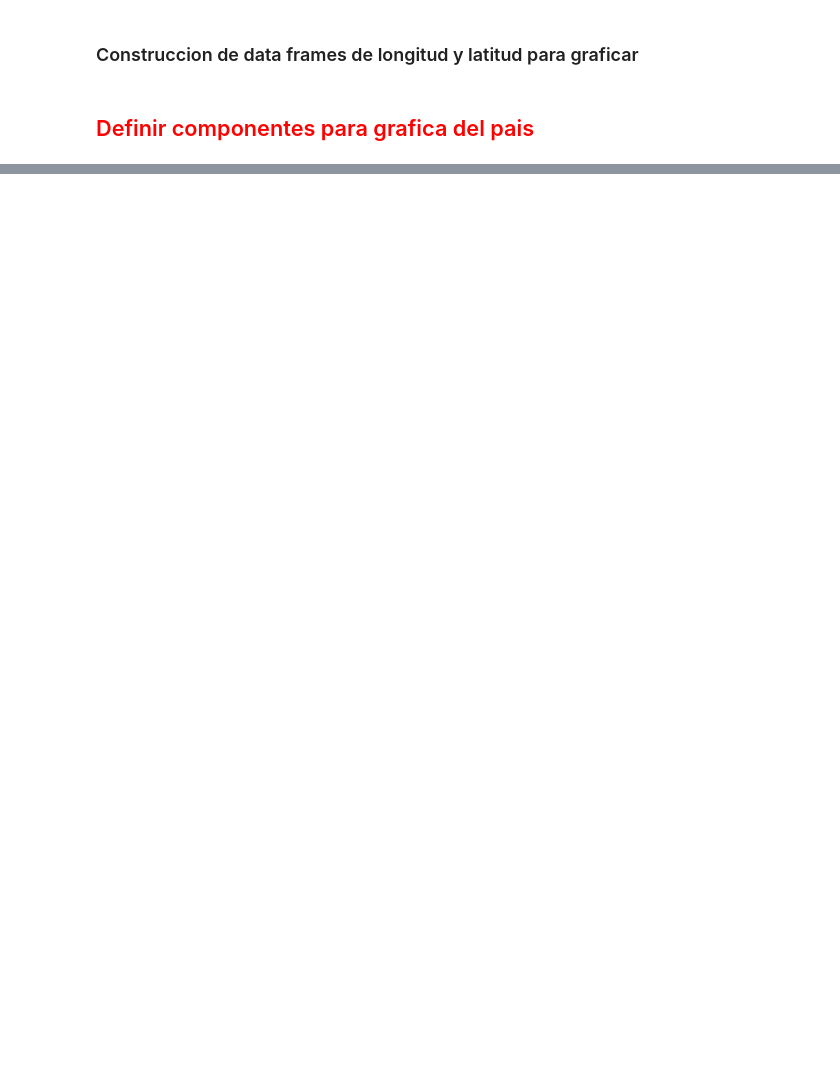
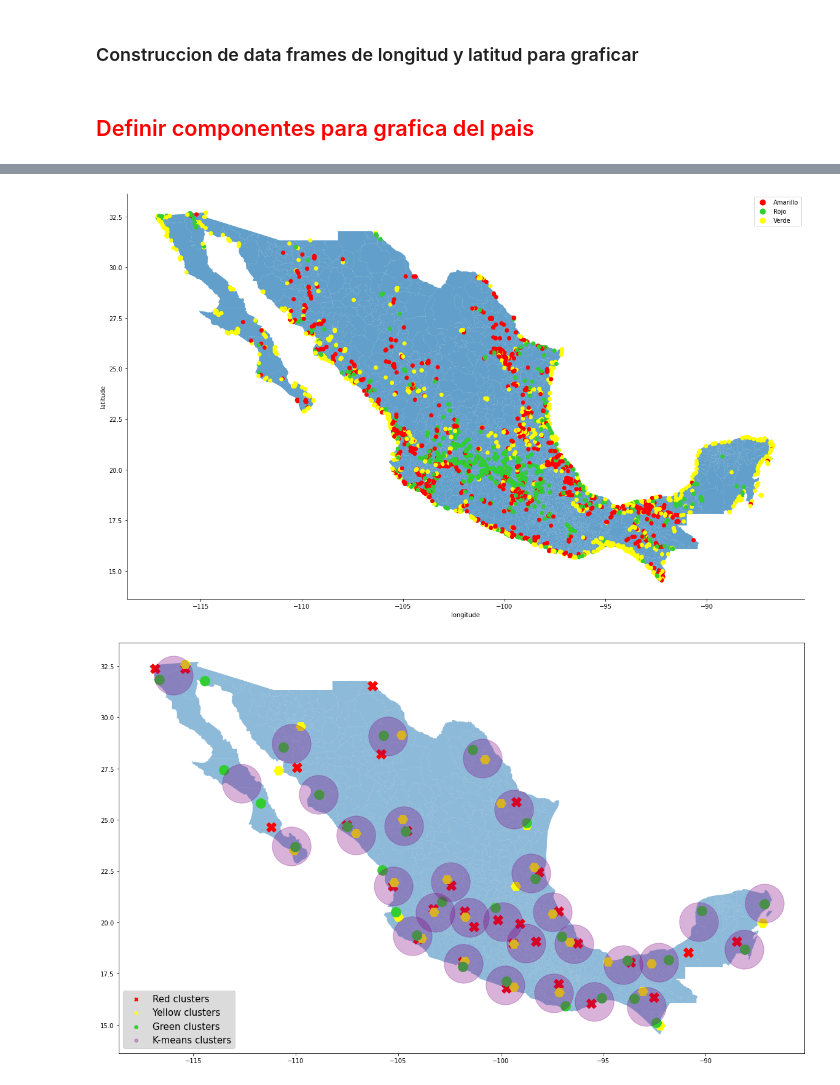
Before and after one commit to PosgradoMNA/actividades-de-aprendizaje-dsercam, a Jupyter notebook: RetoFinal/RetoFinal_Avance1.ipynb, the cells around one changed output, grey strips where cells are left out. Saved outputs shown, nothing was run; the diff lists cells and outputs as text; code cells hidden in the pictures; blank space fills up the shorter version.

```diff
--- a/RetoFinal/RetoFinal_Avance1.ipynb
+++ b/RetoFinal/RetoFinal_Avance1.ipynb
@@ -169,0 +538,5 @@ fig.set_size_inches(20, 14)
+# %%
+graphCuerposDeAgua(30, 4000, 30, 30, 30, superficialesLatLon)
+# %% [output]
+[figure, added]
+[figure, added]
```
Also changed, not shown: parts of 39 cells of this notebook.
